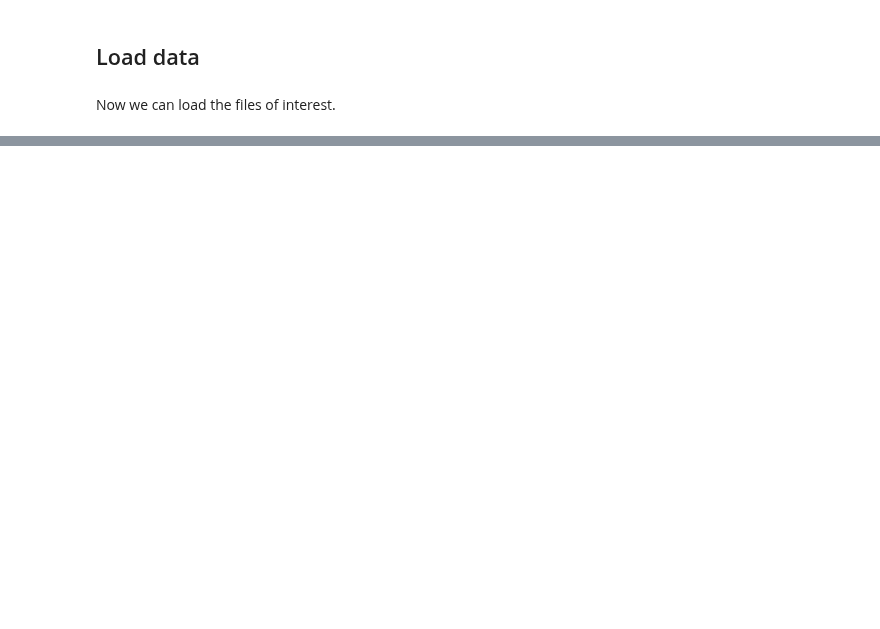
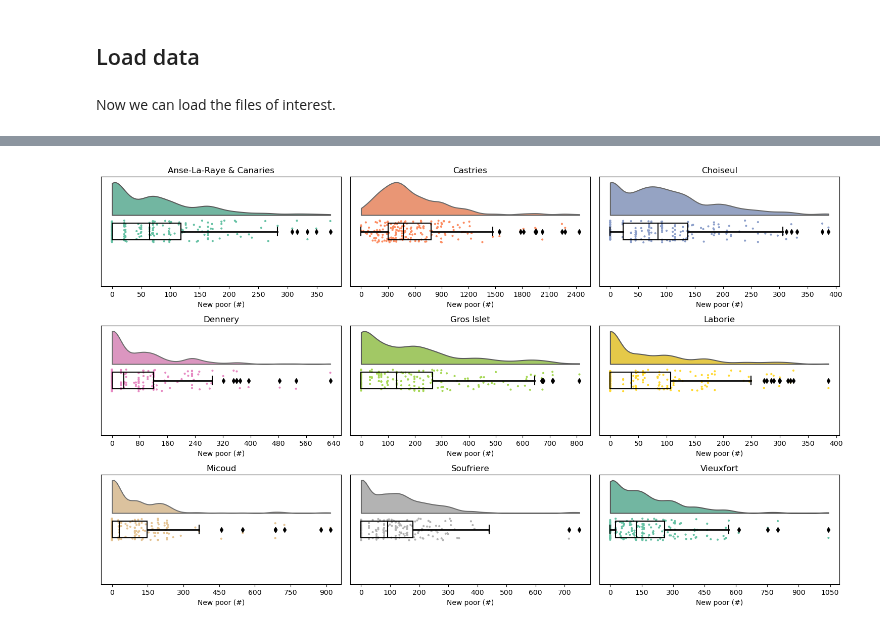
Before and after one commit to mikhailsirenko/unbreakable, a Jupyter notebook: notebooks/analysis.ipynb, the cells around one changed output, grey strips where cells are left out. Cells and saved outputs as stored; diff of their text form; code cells hidden in the pictures; blank space fills up the shorter version.

```diff
--- a/notebooks/analysis.ipynb
+++ b/notebooks/analysis.ipynb
@@ -157,12 +45,0 @@ Let's quantify socio-economics resilience.
-# %%
-# Total consumption loss = (Mean consumption loss across replications X population weight).sum()
-# Total consumption loss of households that lost something at a given replication
-total_consumption_loss = (df['mean_consumption_loss'] * df['popwgt']).sum()
-total_population = round(df['popwgt'].sum())
-# Print total consumption loss with , separator and 2 decimal places
-print(f'Total consumption loss: {round(total_consumption_loss):,}')
-print(f'Total population: {total_population:,}')
-
-# Average consumption loss per capita
-average_consumption_loss = round(total_consumption_loss.sum() / total_population)
-print(f'Average consumption loss per capita: {average_consumption_loss}')
@@ -209,3 +45,0 @@ d['None']
-# %%
-x = d['None']
-y = d['Castries']['100']
@@ -231,0 +46,2 @@ gdf['SocResil'] = gdf['PML'] / gdf['ConsLoss']
+# %%
+experiments = load_experiments(districts, policies, scenarios, country, n_replications)
@@ -231,0 +178,80 @@ gdf['SocResil'] = gdf['PML'] / gdf['ConsLoss']
+# %%
+# Let's start with new_poor
+n_districts = len(districts)
+fig, ax = plt.subplots(ncols=3, nrows=3, figsize=(5 * n_districts / 3, 3 * n_districts / 3))
+colors = sns.color_palette('Set2', n_colors=len(districts))
+for district in districts:
+    df = outcomes[outcomes['district'] == district]
+
+    # Calcualte % increase in new poor
+    df = df.assign(new_poor_increase_pct = df['new_poor'].div(df['poor_initial']).multiply(100))
+
+    # New poor to the total population
+    # df = df.assign(new_poor_to_total_population = df['new_poor'].div(df['total_population']).multiply(100))
+
+    x_column = 'new_poor_increase_pct'
+    x_title = 'Increase in new poor (%)'
+
+    x_column = 'new_poor'
+    x_title = 'New poor (#)'
+
+    # x_column = 'new_poor_to_total_population'
+    # x_title = 'New poor to total population (%)'
+
+    # Make a half violin plot
+    pt.half_violinplot(x=x_column,
+                       y='policy', # hue='scenario',
+                       data=df,
+                       color=colors[districts.index(district)],
+                       bw=.2,
+                       cut=0.,
+                       scale="area",
+                       width=.6,
+                       inner=None,
+                       ax=ax[districts.index(district) // 3, districts.index(district) % 3])
+    # Add stripplot
+    sns.stripplot(x=x_column,
+                  y='policy', # hue='scenario',
+                  data=df,
+                  color=colors[districts.index(district)],
+                  edgecolor='white',
+                  size=3,
+                  jitter=1,
+                  zorder=0,
+                  orient='h',
+                  ax=ax[districts.index(district) // 3, districts.index(district) % 3])
+
+    # Add boxplot
+    sns.boxplot(x=x_column,
+                y='policy', # hue='scenario',
+                data=df,
+                color="black",
+                width=.15,
+                zorder=10,
+                showcaps=True,
+                boxprops={'facecolor':'none', "zorder":10},
+                showfliers=True,
+                whiskerprops={'linewidth':2, "zorder":10},
+                saturation=1,
+                orient='h',
+                ax=ax[districts.index(district) // 3, districts.index(district) % 3])
+
+    if district == 'AnseLaRayeCanaries':
+        district_name = 'Anse-La-Raye & Canaries'
+    else:
+        district_name = district
+    ax[districts.index(district) // 3, districts.index(district) % 3].set_title(district_name)
+    ax[districts.index(district) // 3, districts.index(district) % 3].set_ylabel('')
+    ax[districts.index(district) // 3, districts.index(district) % 3].set_xlabel(x_title)
+
+    # Remove x-axis labels
+    ax[districts.index(district) // 3, districts.index(district) % 3].set_yticklabels([])
+    # Remove y-axis ticks
+    ax[districts.index(district) // 3, districts.index(district) % 3].set_yticks([])
+
+    # Do not display floats in the x-axis
+    ax[districts.index(district) // 3, districts.index(district) % 3].xaxis.set_major_locator(MaxNLocator(integer=True))
+
+fig.tight_layout()
+# %% [output]
+[figure, added]
```
Also changed, not shown: parts of 36 cells of this notebook, 1 other file.
